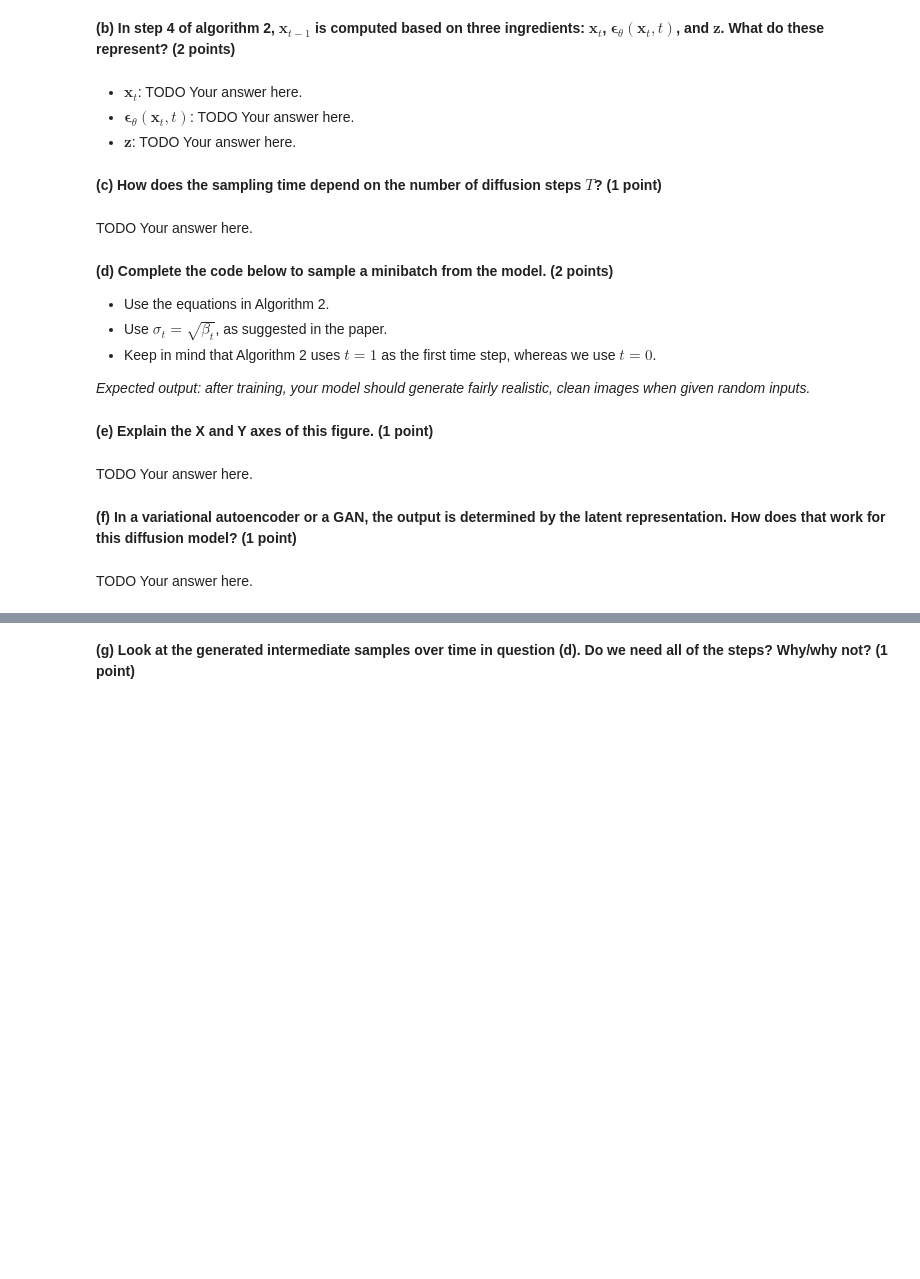
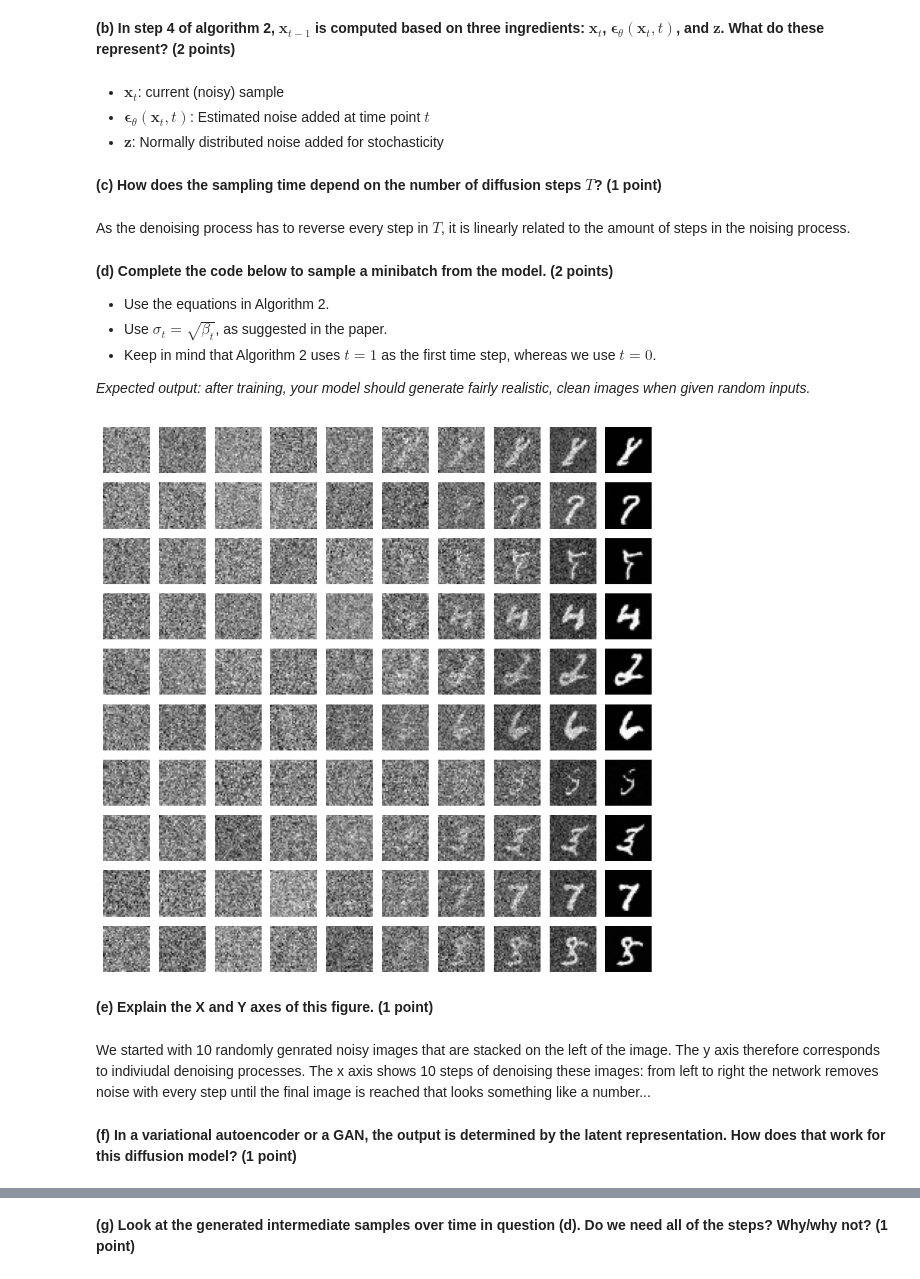
Before and after one commit to aschroede/RU-Deep-Learning, a Jupyter notebook: Assignment 12/dl-assignment-12.ipynb, the cells around one changed output, grey strips where cells are left out. Saved outputs shown, nothing was run; the diff lists cells and outputs as text; code cells hidden in the pictures; blank space fills up the shorter version.

```diff
--- a/Assignment 12/dl-assignment-12.ipynb
+++ b/Assignment 12/dl-assignment-12.ipynb
@@ -371,7 +420,14 @@ def train(model, data_loaders, beta, num_epochs=10, lr=1e-3, device=device):
 
             # TODO compute the loss for minibatch x
             # hint: we already have a function to generate noisy images
-            loss = ...
+
+            x_t, noise, t = generate_noisy_samples(x, beta)
+
+            # TODO compute model output
+            y_hat = model(x_t, t)
+
+            # MSE loss between the model output and the true noise
+            loss = F.mse_loss(y_hat, noise)
 
             # Optimize
             loss.backward()
@@ -399,8 +455,9 @@ def evaluate(model, test_loader, beta, device=device):
         metrics = Metrics(1)
         for x, y in test_loader:
             x = x.to(device)
-            # TODO compute the loss for minibatch x
-            loss = ...
+            x_t, noise, t = generate_noisy_samples(x, beta)
+            y_hat = model(x_t, t)
+            loss = F.mse_loss(y_hat, noise)
             metrics.add(len(x), loss.item())
     return metrics.mean()[0]
 
@@ -495,13 +556,13 @@ TODO Your answer here.
 # %% [markdown]
 **(b) In step 4 of algorithm 2, $\mathbf{x}_{t-1}$ is computed based on three ingredients: $\mathbf{x}_t$, $\mathbf{\epsilon}_\theta \left(\mathbf{x}_t, t\right)$, and $\mathbf{z}$. What do these represent? <span style="float:right"> (2 points)</span>**
 # %% [markdown]
-* $\mathbf{x}_t$: TODO Your answer here.
-* $\mathbf{\epsilon}_\theta \left(\mathbf{x}_t, t\right)$: TODO Your answer here.
-* $\mathbf{z}$: TODO Your answer here.
+* $\mathbf{x}_t$: current (noisy) sample
+* $\mathbf{\epsilon}_\theta \left(\mathbf{x}_t, t\right)$: Estimated noise added at time point $t$
+* $\mathbf{z}$: Normally distributed noise added for stochasticity
 # %% [markdown]
 **(c) How does the sampling time depend on the number of diffusion steps $T$?<span style="float:right"> (1 point)</span>**
-# %% [markdown]
-TODO Your answer here.
+# %% [markdown]
+As the denoising process has to reverse every step in $T$, it is linearly related to the amount of steps in the noising process.
 # %% [markdown]
 **(d) Complete the code below to sample a minibatch from the model.<span style="float:right"> (2 points)</span>**
 
@@ -514,40 +575,49 @@ TODO Your answer here.
 def sample_from_model(x, model, beta, device=device):
     # keep track of x at different time steps
     x_hist = []
     alpha = 1.0 - beta
     alpha_bar = torch.cumprod(alpha, dim=0)
     with torch.no_grad():
         # loop over all time steps in reverse order
         for i in reversed(range(0, beta.shape[0])):
             # copy the time step for each sample in the minibatch
             t = (torch.ones(x.shape[0]) * i).long().to(device)
             # TODO compute the next value of x
-            x = x
+            epsilon_theta = model(x, t)
+            if i > 0:
+                sigma_t = torch.sqrt(beta[i])
+                z = torch.randn_like(x)
+            else:
+                sigma_t = 0.0
+                z = 0.0
+            x = (1 /  torch.sqrt(alpha[i])) * (x - (1 - alpha[i]) / torch.sqrt(1 - alpha_bar[i]) * epsilon_theta) + sigma_t * z
             if i % 100 == 0:
                 x_hist.append(x.detach().cpu().numpy())
     return x, x_hist
 
 def plot_x_hist(x_hist):
     # plot the generated images
     plt.figure(figsize=(10, 10))
     for i in range(len(x_hist)):
         for j in range(10):
             plt.subplot(10, 10, j * 10 + i + 1)
             plt.imshow(x_hist[i][j, 0], cmap='gray')
             plt.axis('off')
 
 
 # TODO initialize x with the right values
 # shape: [10, 1, 32, 32]
-x = torch.zeros_like(x_0[:10]).to(device)
+
+# Normally distributed start image
+x = torch.randn(10, 1, 32, 32).to(device)
 
 x, x_hist = sample_from_model(x, model, beta)
 plot_x_hist(x_hist)
+# %% [output]
+[figure, added]
 # %% [markdown]
 **(e) Explain the X and Y axes of this figure.<span style="float:right"> (1 point)</span>**
-# %% [markdown]
-TODO Your answer here.
+# %% [markdown]
+We started with 10 randomly genrated noisy images that are stacked on the left of the image. The y axis therefore corresponds to indiviudal denoising processes. The x axis shows 10 steps of denoising these images: from left to right the network removes noise with every step until the final image is reached that looks something like a number...
 # %% [markdown]
 **(f) In a variational autoencoder or a GAN, the output is determined by the latent representation. How does that work for this diffusion model?<span style="float:right"> (1 point)</span>**
-# %% [markdown]
-TODO Your answer here.
```
Also changed, not shown: parts of 26 cells of this notebook.
